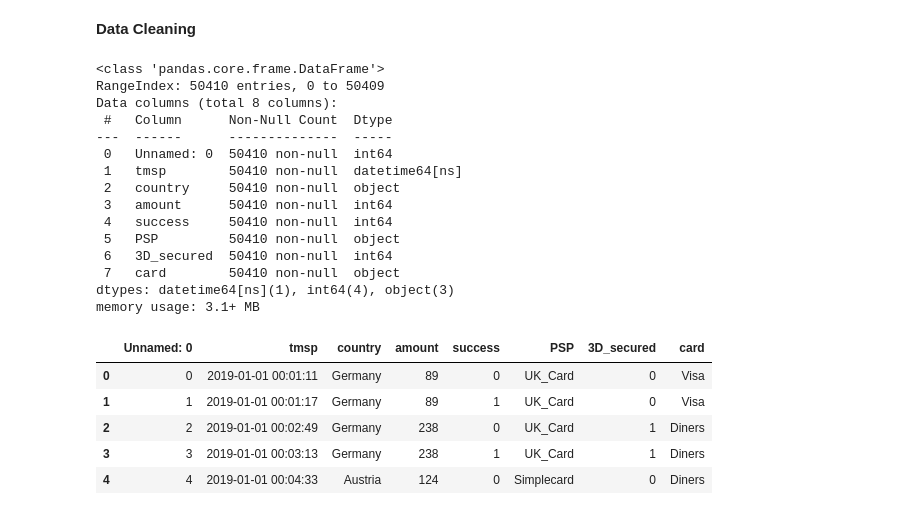
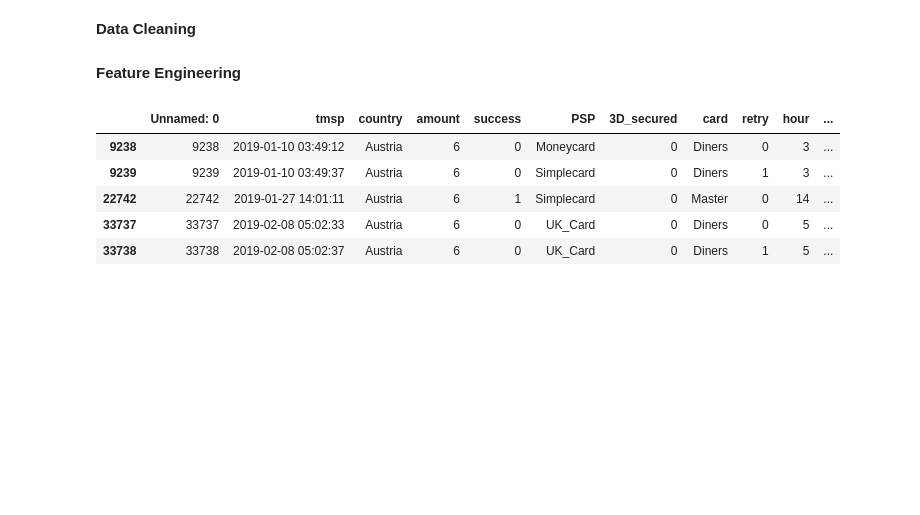
Before and after one commit to imildositoe/predictive_modeling_credit_card_routing, a Jupyter notebook: main.ipynb, the cells around one changed output. Cells and saved outputs as stored; diff of their text form; code cells hidden in the pictures; blank space fills up the shorter version.

Commit message:
data cleaning and feature engineering snippets added

```diff
--- a/main.ipynb
+++ b/main.ipynb
@@ -127,28 +127,3 @@ plt.show()
 ### Data Preparation
 # %% [markdown]
 __Data Cleaning__
-# %%
-df.info()
-df.head()
-# %% [output]
-<class 'pandas.core.frame.DataFrame'>
-RangeIndex: 50410 entries, 0 to 50409
-Data columns (total 8 columns):
- #   Column      Non-Null Count  Dtype
----  ------      --------------  -----
- 0   Unnamed: 0  50410 non-null  int64
- 1   tmsp        50410 non-null  datetime64[ns]
- 2   country     50410 non-null  object
- 3   amount      50410 non-null  int64
- 4   success     50410 non-null  int64
- 5   PSP         50410 non-null  object
- 6   3D_secured  50410 non-null  int64
- 7   card        50410 non-null  object
-dtypes: datetime64[ns](1), int64(4), object(3)
-memory usage: 3.1+ MB
-|  | Unnamed: 0 | tmsp | country | amount | success | PSP | 3D_secured | card |
-| 0 | 0 | 2019-01-01 00:01:11 | Germany | 89 | 0 | UK_Card | 0 | Visa |
-| 1 | 1 | 2019-01-01 00:01:17 | Germany | 89 | 1 | UK_Card | 0 | Visa |
-| 2 | 2 | 2019-01-01 00:02:49 | Germany | 238 | 0 | UK_Card | 1 | Diners |
-| 3 | 3 | 2019-01-01 00:03:13 | Germany | 238 | 1 | UK_Card | 1 | Diners |
-| 4 | 4 | 2019-01-01 00:04:33 | Austria | 124 | 0 | Simplecard | 0 | Diners |
@@ -154,0 +153,33 @@ memory usage: 3.1+ MB
+# %% [markdown]
+__Feature Engineering__
+# %%
+# Extract time-based features
+df['hour'] = df['tmsp'].dt.hour
+df['day_of_week'] = df['tmsp'].dt.dayofweek
+df['month'] = df['tmsp'].dt.month
+
+# Map 3D-secured to categorical (0 = No, 1 = Yes)
+df['3D_secured'] = df['3D_secured'].astype(int)
+
+# Encode PSPs numerically
+psp_mapping = {"Moneycard": 1, "Goldcard": 2, "UK_Card": 3, "Simplecard": 4}
+df['PSP_code'] = df['PSP'].map(psp_mapping)
+
+# Transaction cost calculation (based on business rules)
+psp_fees = {
+    "Moneycard": {1: 5, 0: 2},
+    "Goldcard": {1: 10, 0: 5},
+    "UK_Card": {1: 3, 0: 1},
+    "Simplecard": {1: 1, 0: 0.5}
+}
+df['transaction_cost'] = df.apply(lambda x: psp_fees[x['PSP']][x['success']], axis=1)
+
+# Display updated dataset
+df.head()
+# %% [output]
+|  | Unnamed: 0 | tmsp | country | amount | success | PSP | 3D_secured | card | retry | hour | ... |
+| 9238 | 9238 | 2019-01-10 03:49:12 | Austria | 6 | 0 | Moneycard | 0 | Diners | 0 | 3 | ... |
+| 9239 | 9239 | 2019-01-10 03:49:37 | Austria | 6 | 0 | Simplecard | 0 | Diners | 1 | 3 | ... |
+| 22742 | 22742 | 2019-01-27 14:01:11 | Austria | 6 | 1 | Simplecard | 0 | Master | 0 | 14 | ... |
+| 33737 | 33737 | 2019-02-08 05:02:33 | Austria | 6 | 0 | UK_Card | 0 | Diners | 0 | 5 | ... |
+| 33738 | 33738 | 2019-02-08 05:02:37 | Austria | 6 | 0 | UK_Card | 0 | Diners | 1 | 5 | ... |
```
Also changed, not shown: parts of 1 cell of this notebook.
